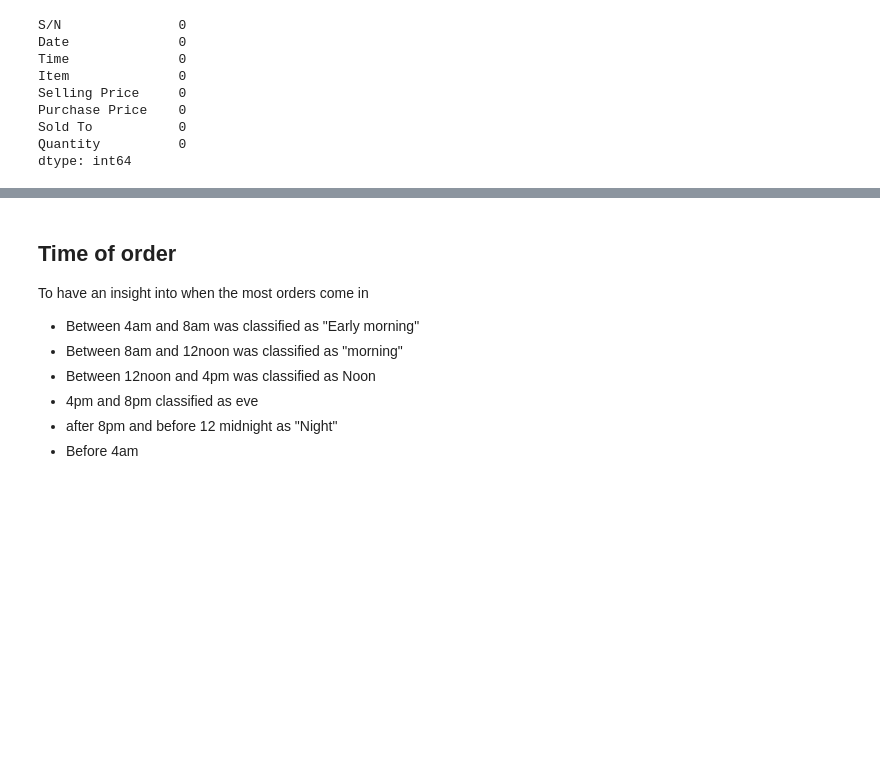
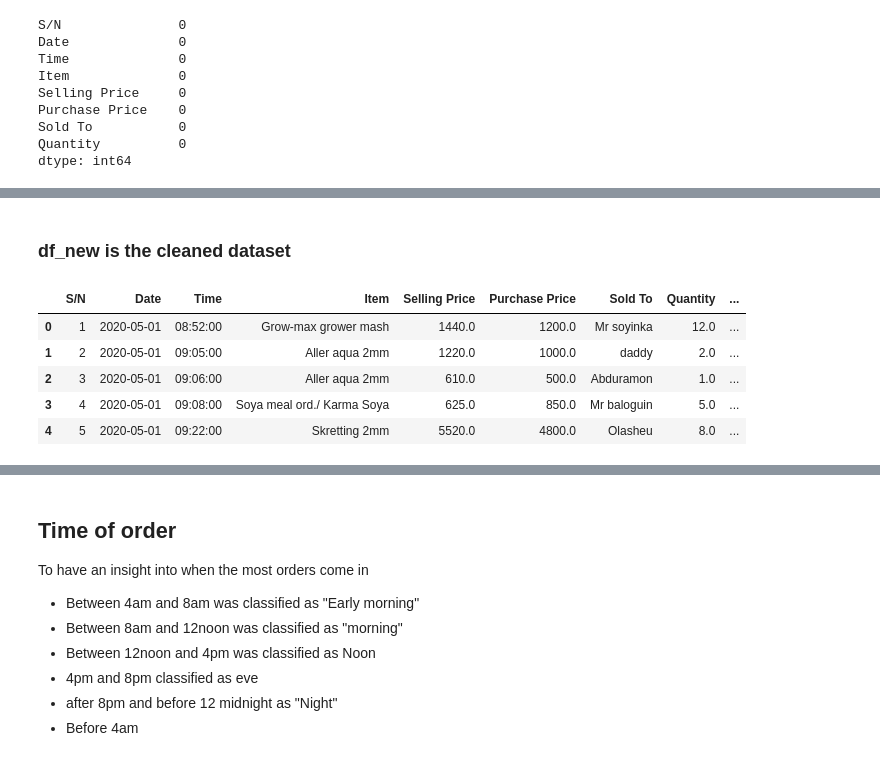
Before and after one commit to Feranmi-Alalade/EDAs, a Jupyter notebook: Adomm.ipynb, the cells around one changed output, grey strips where cells are left out. Drawn from its saved outputs; the diff is of its cells as text; code cells hidden in the pictures; blank space fills up the shorter version.

```diff
--- a/Adomm.ipynb
+++ b/Adomm.ipynb
@@ -228 +280,12 @@ df_new.head()
+# %% [markdown]
+### df_new is the cleaned dataset
+# %%
+df_new.head() #Display the first five rows of the cleaned datasset
+# %% [output]
+|  | S/N | Date | Time | Item | Selling Price | Purchase Price | Sold To | Quantity | ... |
+| 0 | 1 | 2020-05-01 | 08:52:00 | Grow-max grower mash | 1440.0 | 1200.0 | Mr soyinka | 12.0 | ... |
+| 1 | 2 | 2020-05-01 | 09:05:00 | Aller aqua 2mm | 1220.0 | 1000.0 | daddy | 2.0 | ... |
+| 2 | 3 | 2020-05-01 | 09:06:00 | Aller aqua 2mm | 610.0 | 500.0 | Abduramon | 1.0 | ... |
+| 3 | 4 | 2020-05-01 | 09:08:00 | Soya meal ord./ Karma Soya | 625.0 | 850.0 | Mr baloguin | 5.0 | ... |
+| 4 | 5 | 2020-05-01 | 09:22:00 | Skretting 2mm | 5520.0 | 4800.0 | Olasheu | 8.0 | ... |
 # %%
```
Also changed, not shown: parts of 46 cells of this notebook.
